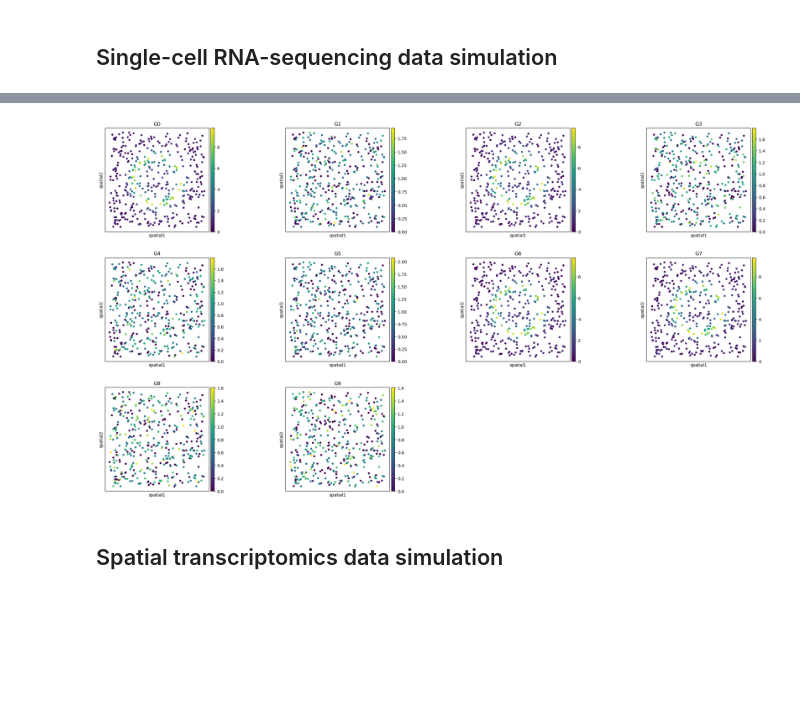
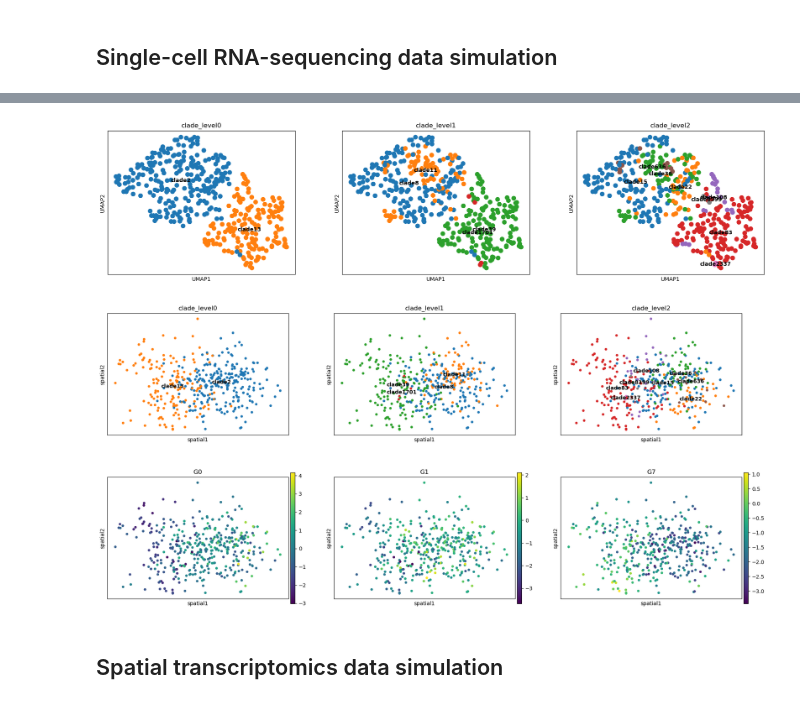
Before and after one commit to pedrofale/phylospatial_mapping, a Jupyter notebook: notebooks/toy_example.ipynb, the cells around one changed output, grey strips where cells are left out. Cells and saved outputs as stored; diff of their text form; code cells hidden in the pictures; blank space fills up the shorter version.

Commit message:
Add notebook with new Brownian motion simulations in space and gene expression

```diff
--- a/notebooks/toy_example.ipynb
+++ b/notebooks/toy_example.ipynb
@@ -137,7 +189,7 @@ plt.show()
 # A continuous spatial effect
 spatial_activation = visium_simulator.prior(200, visium_simulator.circ_equation, decay_factor=.001, radius=50, center_x=100, center_y=100)
 gene_program = np.zeros((n_genes,))
-gene_program[np.random.choice(n_genes, size=5)] = 10. # activate these genes
+gene_program[np.random.choice(n_genes, size=5)] = 1. # activate these genes
 
 
 x = simulated_adata.obsm['spatial'][:, 0]
@@ -168,5 +220,13 @@ plt.show()
 # %%
 # Generate single-cell expression profiles
+clades = [simulated_tree.leaves_in_subtree(simulated_tree.children(simulated_tree.root)[0]),
+        simulated_tree.leaves_in_subtree(simulated_tree.children(simulated_tree.root)[1])]
+rates = [.1, .1]
+
 ex_simulator = expression_simulator.ExpressionSimulator(trait_covariances, spatial_activation, gene_program)
-ex_simulator.overlay_data(simulated_tree, alpha=0.0)
-expression = simulated_tree.cell_meta[[f'G{i}' for i in range(ex_simulator.n_genes)]].to_numpy()
+ex_simulator.overlay_data(simulated_tree, alpha=1.0, clades=clades, rates=rates) # 0: fully external factors, 1: fully tree
+expression = simulated_tree.cell_meta[[f'G{i}' for i in range(ex_simulator.n_genes)]]#.to_numpy()
+
+for clade in clades:
+    plt.scatter(expression.loc[clade]['G0'], expression.loc[clade]['G1'])
+plt.show()
@@ -176,7 +283,8 @@ expression = simulated_tree.cell_meta[[f'G{i}' for i in range(ex_simulator.n_gen
 # Simulate single-cell gene expression data
 ss_cell_library_sizes = np.random.poisson(1000, size=ex_simulator.n_leaves) * 0 + 1
 ss_gene_sizes = np.random.poisson(100, size=ex_simulator.n_genes) * 0 + 1
-ss_transcriptomes = np.random.poisson(np.exp(expression) * ss_cell_library_sizes[:, None] * ss_gene_sizes[None, :])
-ss_simulated_adata = anndata.AnnData(pd.DataFrame(ss_transcriptomes, index=ex_simulator.leaf_names, columns=ex_simulator.gene_names))
+ss_transcriptomes = np.random.normal(expression, .1)#np.random.poisson(np.exp(expression) * ss_cell_library_sizes[:, None] * ss_gene_sizes[None, :])
+ss_simulated_adata = anndata.AnnData(pd.DataFrame(ss_transcriptomes, index=expression.index, columns=expression.columns))
+ss_simulated_adata.raw = ss_simulated_adata.copy()
 ss_simulated_adata.obs['library_id'] = 'simulated_puck'
 ss_simulated_adata.obsm['spatial'] = simulated_tree.cell_meta[['spatial_0', 'spatial_1']].to_numpy()
@@ -200,8 +291,28 @@ plt.show()
+# %%
+# Top clades
+top_clades = simulated_tree.children(simulated_tree.root)
+for i, clade in enumerate(top_clades):
+    leaves = simulated_tree.leaves_in_subtree(clade)
+    ss_simulated_adata.obs.loc[leaves, 'clade_level0'] = 'clade' + str(clade)
+    for j, subclade in enumerate(simulated_tree.children(clade)):
+        subclade_leaves = simulated_tree.leaves_in_subtree(subclade)
+        ss_simulated_adata.obs.loc[subclade_leaves, 'clade_level1'] = 'clade' + str(subclade)
+        for k, subsubclade in enumerate(simulated_tree.children(subclade)):
+            subsubclade_leaves = simulated_tree.leaves_in_subtree(subsubclade)
+            ss_simulated_adata.obs.loc[subsubclade_leaves, 'clade_level2'] = 'clade' + str(subsubclade)
+# %%
+# Show clade in UMAP
+sc.pp.pca(ss_simulated_adata)
+sc.pp.neighbors(ss_simulated_adata)
+sc.tl.umap(ss_simulated_adata)
+sc.pl.umap(ss_simulated_adata, color=['clade_level0', 'clade_level1', 'clade_level2'], legend_loc='on data')
+# %% [output]
+[figure, added]
 # %%
-sq.pl.spatial_scatter(ss_simulated_adata, color=ex_simulator.gene_names, library_id='puck1',
-                    size=50, shape=None)
+sq.pl.spatial_scatter(ss_simulated_adata, color=['clade_level0', 'clade_level1', 'clade_level2', 'G0', 'G1', 'G7'], library_id='puck1',
+                    size=50, shape=None, legend_loc='on data', ncols=3)
 # %% [output]
-[figure, old version]
+[figure, new version]
 # %% [markdown]
 ## Spatial transcriptomics data simulation
 # %%
```
Also changed, not shown: parts of 34 cells of this notebook.
